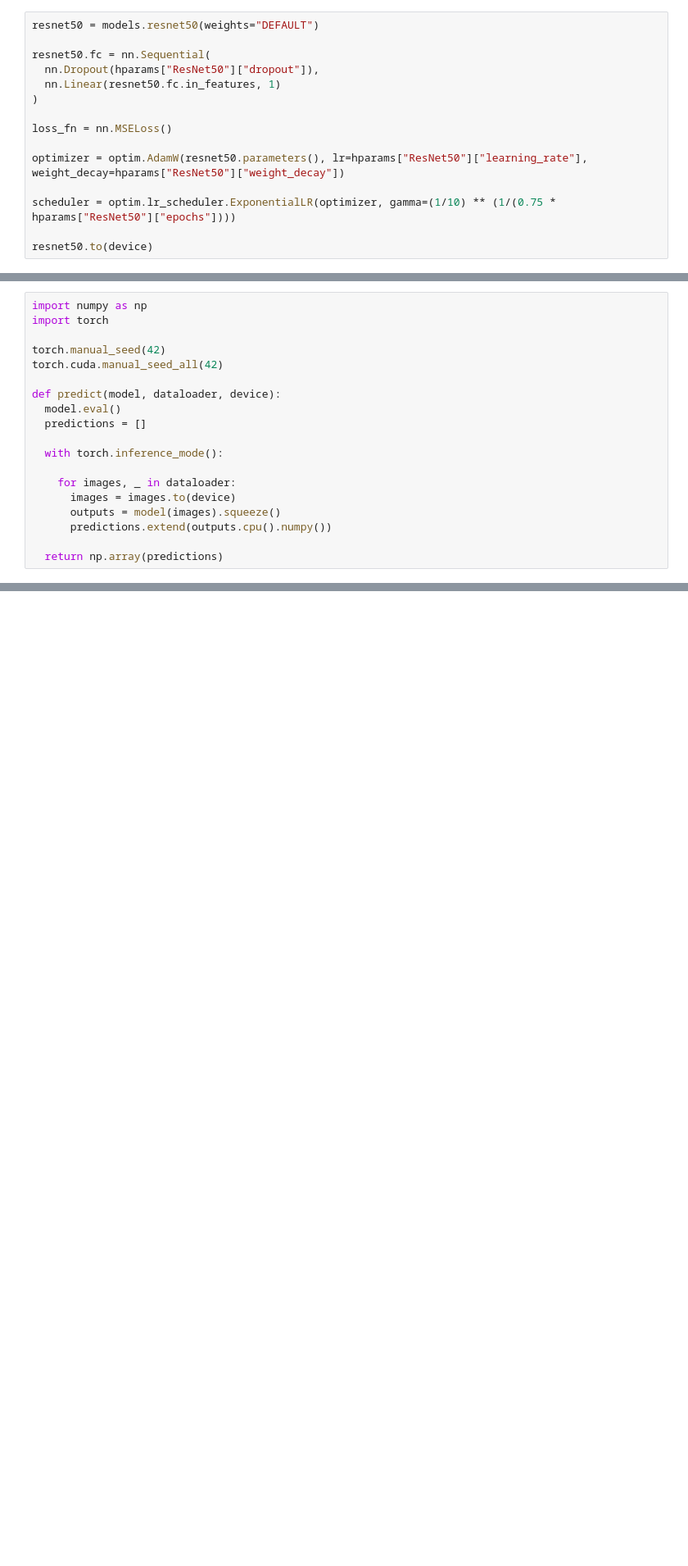
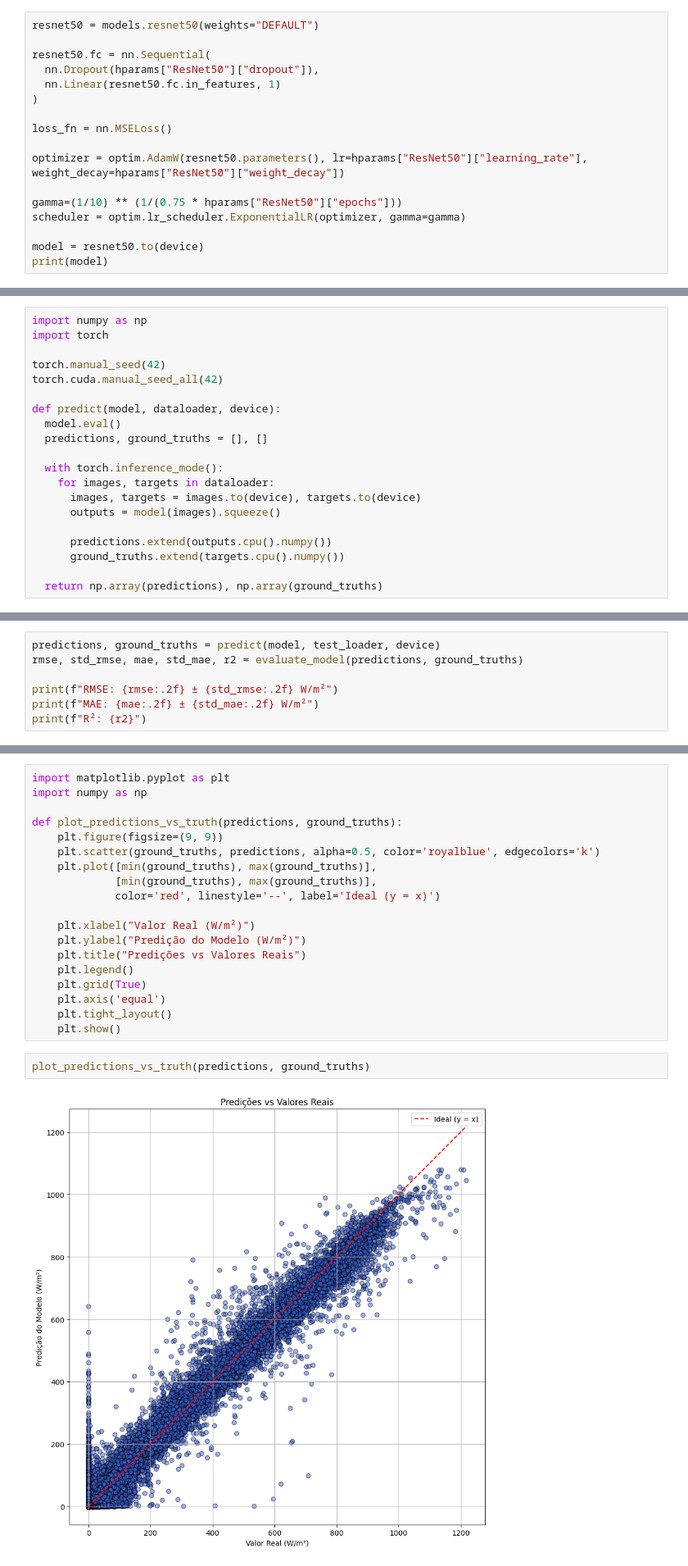
Before and after one commit to c-cadona/gama, a Jupyter notebook: Gama.ipynb, the cells around one changed output, grey strips where cells are left out. Shown at 82% size. Drawn from its saved outputs; the diff is of its cells as text; blank space fills up the shorter version.

```diff
--- a/Gama.ipynb
+++ b/Gama.ipynb
@@ -296,7 +297,9 @@ loss_fn = nn.MSELoss()
 
 optimizer = optim.AdamW(resnet50.parameters(), lr=hparams["ResNet50"]["learning_rate"], weight_decay=hparams["ResNet50"]["weight_decay"])
 
-scheduler = optim.lr_scheduler.ExponentialLR(optimizer, gamma=(1/10) ** (1/(0.75 * hparams["ResNet50"]["epochs"])))
+gamma=(1/10) ** (1/(0.75 * hparams["ResNet50"]["epochs"]))
+scheduler = optim.lr_scheduler.ExponentialLR(optimizer, gamma=gamma)
 
-resnet50.to(device)
+model = resnet50.to(device)
+print(model)
 # %% [output]
@@ -369,16 +373,17 @@ torch.cuda.manual_seed_all(42)
 
 def predict(model, dataloader, device):
   model.eval()
-  predictions = []
+  predictions, ground_truths = [], []
 
   with torch.inference_mode():
+    for images, targets in dataloader:
+      images, targets = images.to(device), targets.to(device)
+      outputs = model(images).squeeze()
 
-    for images, _ in dataloader:
-      images = images.to(device)
-      outputs = model(images).squeeze()
       predictions.extend(outputs.cpu().numpy())
+      ground_truths.extend(targets.cpu().numpy())
 
-  return np.array(predictions)
+  return np.array(predictions), np.array(ground_truths)
 # %% [markdown]
 ## 7. Avaliando modelo
 # %%
@@ -444,0 +433,7 @@ print(f'RMSE: {rmse:.4f} ± {std_rmse:.4f} W/m²',
+# %%
+predictions, ground_truths = predict(model, test_loader, device)
+rmse, std_rmse, mae, std_mae, r2 = evaluate_model(predictions, ground_truths)
+
+print(f"RMSE: {rmse:.2f} ± {std_rmse:.2f} W/m²")
+print(f"MAE: {mae:.2f} ± {std_mae:.2f} W/m²")
+print(f"R²: {r2}")
@@ -444,0 +449,23 @@ print(f'RMSE: {rmse:.4f} ± {std_rmse:.4f} W/m²',
+# %%
+import matplotlib.pyplot as plt
+import numpy as np
+
+def plot_predictions_vs_truth(predictions, ground_truths):
+    plt.figure(figsize=(9, 9))
+    plt.scatter(ground_truths, predictions, alpha=0.5, color='royalblue', edgecolors='k')
+    plt.plot([min(ground_truths), max(ground_truths)],
+             [min(ground_truths), max(ground_truths)],
+             color='red', linestyle='--', label='Ideal (y = x)')
+
+    plt.xlabel("Valor Real (W/m²)")
+    plt.ylabel("Predição do Modelo (W/m²)")
+    plt.title("Predições vs Valores Reais")
+    plt.legend()
+    plt.grid(True)
+    plt.axis('equal')
+    plt.tight_layout()
+    plt.show()
+# %%
+plot_predictions_vs_truth(predictions, ground_truths)
+# %% [output]
+[figure, added]
```
Also changed, not shown: parts of 19 cells of this notebook.
